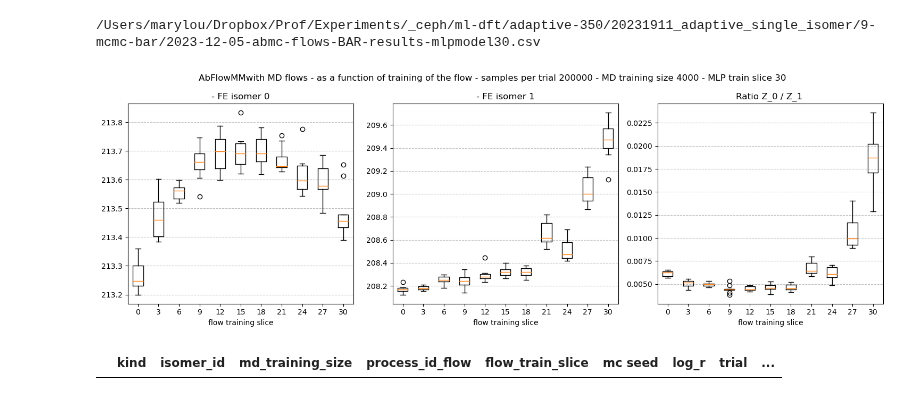
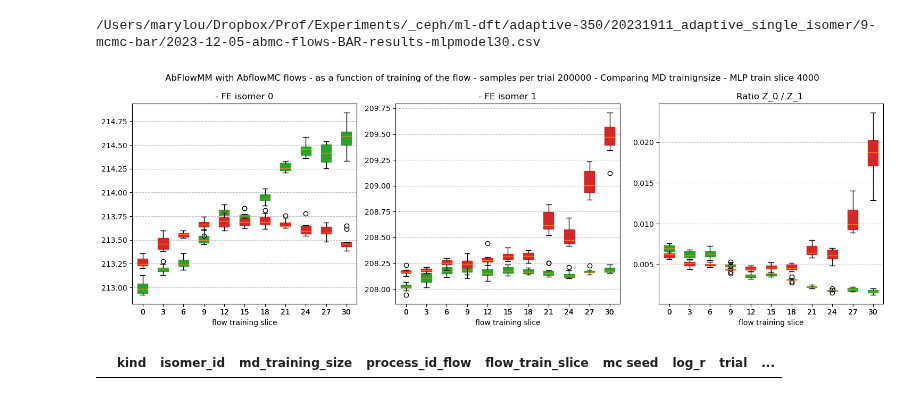
Before and after one commit to anacmolina/ML-DFT, a Jupyter notebook: notebooks/34c - next batch AbFlowMM with NP - getting more systematic.ipynb, the cells around one changed output. Saved outputs shown, nothing was run; the diff lists cells and outputs as text; code cells hidden in the pictures.

```diff
--- a/notebooks/34c - next batch AbFlowMM with NP - getting more systematic.ipynb
+++ b/notebooks/34c - next batch AbFlowMM with NP - getting more systematic.ipynb
@@ -458,0 +495,7 @@ Mixture Model: True
+# %%
+# save the results
+date = str(today)
+filename = subproject_path + '9-mcmc-bar/'+ date + '-MD-flows-mixture-MCMC-outputs-mlpmodel{:d}.pkl'.format(mlp_train_slice)
+with open(filename, 'wb') as f:
+    pickle.dump(dic_mcmcs_md_flows, f)
+print(filename)
@@ -458,0 +677,7 @@ Mixture Model: True
+# %%
+# save the results
+date = str(today)
+filename = subproject_path + '9-mcmc-bar/'+ date + '-Ab-flows-mixture-MCMC-outputs-mlpmodel{:d}.pkl'.format(mlp_train_slice)
+with open(filename, 'wb') as f:
+    pickle.dump(dic_mcmcs_abmc_flows, f)
+print(filename)
@@ -845,7 +889,7 @@ process_id_mlps = [30019623, 30019627] ## adaptive with 4000 initial MD samples
 seed = 0
 torch.manual_seed(seed)
 
-md_training_sizes = [4000]
+md_training_sizes =  [500] #[4000]
 flow_train_slices = [0, 3, 6, 9, 12, 15, 18, 21, 24, 27, 30]
 
 # MH parameters
@@ -1180,8 +1248,6 @@ dic_args.keys()
 # %% [output]
 dict_keys(['MD-training', 'MD-sampling', 'ab-flowMC-wo-NP', 'ab-flowMC'])
 # %%
-
-
 dic_results_bar_abmc_flows = {
     'kind': [],
     'isomer_id': [],
@@ -1198,7 +1264,7 @@ dic_results_bar_abmc_flows = {
 seed = 0
 torch.manual_seed(seed)
 process_id_mlps = [30019623, 30019627] ## adaptive with 4000 initial MD samples ISO 0 and ISO 1
-md_training_sizes = [4000]
+md_training_sizes = [500] #[4000]
 training_slices = [0, 3, 6, 9, 12, 15, 18, 21, 24, 27, 30]
 mlp_train_slices = [30] #[0]
 
@@ -1304,17 +1378,25 @@ print(filename)
 mlp_train_slice = 30
 filename = subproject_path + '9-mcmc-bar/2023-12-05-abmc-flows-BAR-results-mlpmodel{:d}'.format(mlp_train_slice)
 df = pd.read_csv(filename + '.csv')
-md_training_sizes = [4000]
+md_training_sizes = [500, 4000]
 sample_size = 200000
 flow_train_slices = [0, 3, 6, 9, 12, 15, 18, 21, 24, 27, 30]
 
-zrs = []
-z0s = []
-z1s = []
-labels = []
+plt.figure(figsize=(15, 5))
+axs = [plt.subplot(1, 3, i+1) for i in range(3)]
+plt.suptitle('AbFlowMM with AbflowMC flows - as a function of training of the flow - samples per trial {:d} - Comparing MD trainignsize - MLP train slice {:d}'.format(sample_size, md_training_size, mlp_train_slice))
 
 # AbFlowMM results - flow training slice -1
-for md_training_size in md_training_sizes:
+for m,md_training_size in enumerate(md_training_sizes):
+    # plt.figure(figsize=(15, 5))
+    # axs = [plt.subplot(1, 3, i+1) for i in range(3)]
+    # plt.suptitle('AbFlowMM with AbflowMC flows - as a function of training of the flow - samples per trial {:d} - MD training size {:d} - MLP train slice {:d}'.format(sample_size, md_training_size, mlp_train_slice))
+
+    zrs = []
+    z0s = []
+    z1s = []
+    labels = []
+
     for flow_train_slice in flow_train_slices:
         labels.append('{:d}'.format(flow_train_slice))
         df_abflow = df.loc[df['kind'] == 'ab-flowMC']
@@ -1328,46 +1410,45 @@ for md_training_size in md_training_sizes:
         log_r_0 = df_abflow_0['log_r'].values
         log_r_1 = df_abflow_1['log_r'].values
 
         z_r = np.exp(log_r_0 - log_r_1)
         zrs.append(z_r)
 
         z_0 = (-log_r_0)
         z_1 = (-log_r_1)
         z0s.append(z_0)
         z1s.append(z_1)
 
-
-    plt.figure(figsize=(15, 5))
-    axs = [plt.subplot(1, 3, i+1) for i in range(3)]
-
-    plt.suptitle('AbFlowMMwith MD flows - as a function of training of the flow - samples per trial {:d} - MD training size {:d} - MLP train slice {:d}'.format(sample_size, md_training_size, mlp_train_slice))
-
     plt.sca(axs[0])
     plt.title('- FE isomer 0'.format(sample_size))
-    plt.boxplot(z0s, labels=labels)
+    plt.boxplot(z0s, labels=labels,
+                # patch_artist = True,
+                # boxprops = dict(facecolor = "C{:d}".format(m+2), color = "C{:d}".format(m+2)),)
     plt.xlabel('flow training slice')
     axs[0].set_axisbelow(True)
     axs[0].yaxis.grid(color='gray', linestyle='dashed', alpha=0.5)
 
-
     plt.sca(axs[1])
     plt.title('- FE isomer 1'.format(sample_size))
-    plt.boxplot(z1s, labels=labels)
+    plt.boxplot(z1s, labels=labels,
+                # patch_artist = True,
+                # boxprops = dict(facecolor = "C{:d}".format(m+2), color = "C{:d}".format(m+2)),)
     plt.xlabel('flow training slice')
     axs[1].set_axisbelow(True)
     axs[1].yaxis.grid(color='gray', linestyle='dashed', alpha=0.5)
 
     plt.sca(axs[2])
     plt.title('Ratio Z_0 / Z_1 ')
-    plt.boxplot(zrs, labels=labels)
+    plt.boxplot(zrs, labels=labels,
+                # patch_artist = True,
+                # boxprops = dict(facecolor = "C{:d}".format(m+2), color = "C{:d}".format(m+2)),)
     plt.xlabel('flow training slice')
     axs[2].set_axisbelow(True)
     axs[2].yaxis.grid(color='gray', linestyle='dashed', alpha=0.5)
 
-    plt.tight_layout()
-    plt.savefig(filename + '.png', dpi=300)
+plt.tight_layout()
+plt.savefig(filename + '_MDtrainingsize_both.png'.format(md_training_size), dpi=300)
 # %% [output]
-[figure, old version]
+[figure, new version]
 # %%
 df_abflow
 # %% [output]
```
Also changed, not shown: parts of 25 cells of this notebook.
